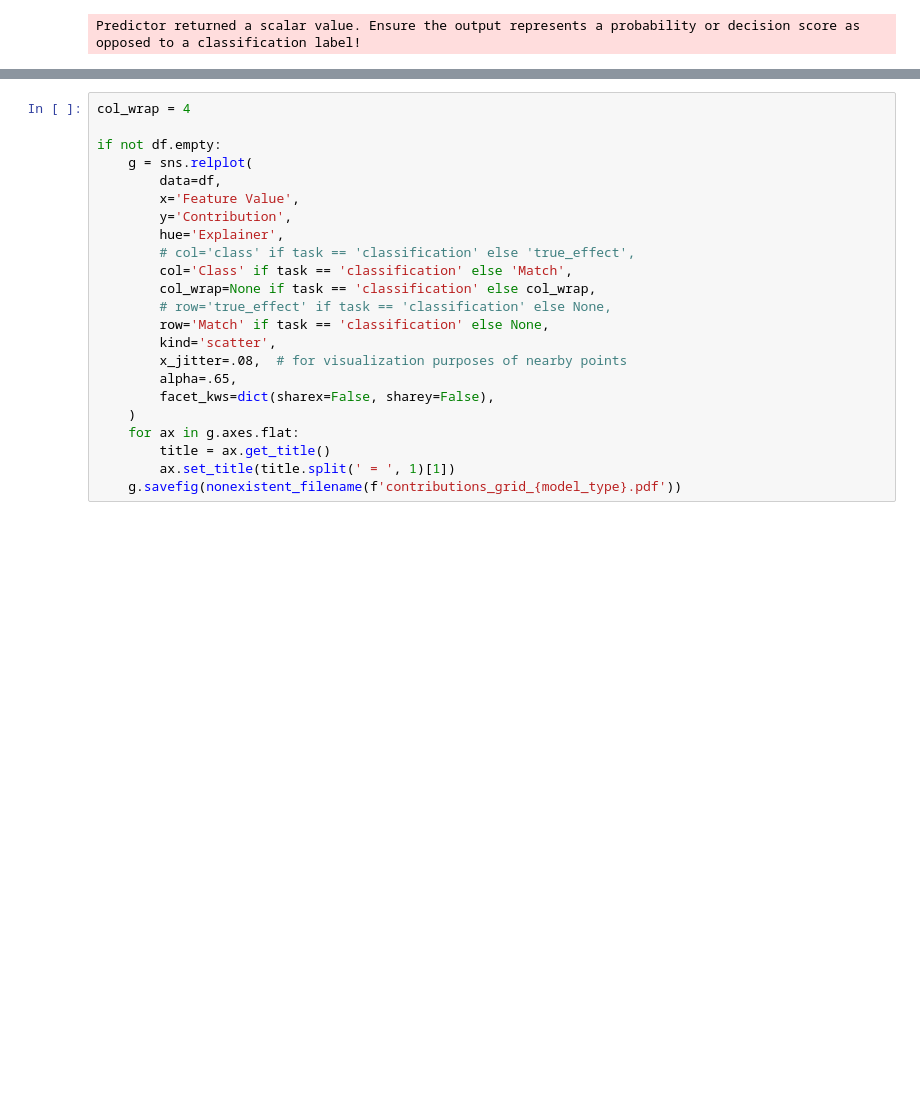
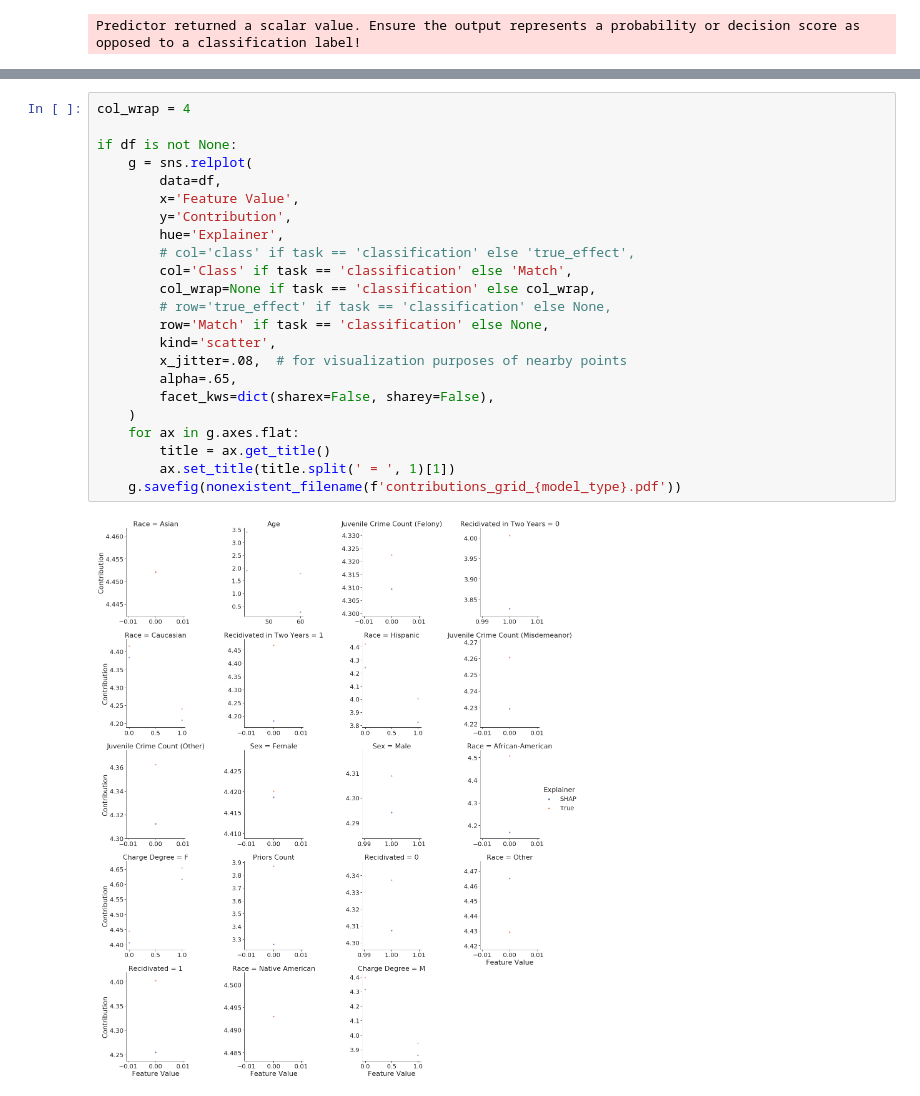
Before and after one commit to craymichael/PostHocExplainerEvaluation, a Jupyter notebook: real_world_experiments.ipynb, the cells around one changed output, grey strips where cells are left out. Cells and saved outputs as stored; diff of their text form; blank space fills up the shorter version.

```diff
--- a/real_world_experiments.ipynb
+++ b/real_world_experiments.ipynb
@@ -271,25 +286,27 @@ ValueError: Data must be 1-dimensional
 # %%
 col_wrap = 4
 
-if not df.empty:
+if df is not None:
     g = sns.relplot(
         data=df,
         x='Feature Value',
         y='Contribution',
         hue='Explainer',
         # col='class' if task == 'classification' else 'true_effect',
         col='Class' if task == 'classification' else 'Match',
         col_wrap=None if task == 'classification' else col_wrap,
         # row='true_effect' if task == 'classification' else None,
         row='Match' if task == 'classification' else None,
         kind='scatter',
         x_jitter=.08,  # for visualization purposes of nearby points
         alpha=.65,
         facet_kws=dict(sharex=False, sharey=False),
     )
     for ax in g.axes.flat:
         title = ax.get_title()
         ax.set_title(title.split(' = ', 1)[1])
     g.savefig(nonexistent_filename(f'contributions_grid_{model_type}.pdf'))
+# %% [output]
+[figure, added]
 # %%
 # 3d interaction plot time
```
Also changed, not shown: parts of 4 cells of this notebook, 1 other file.
